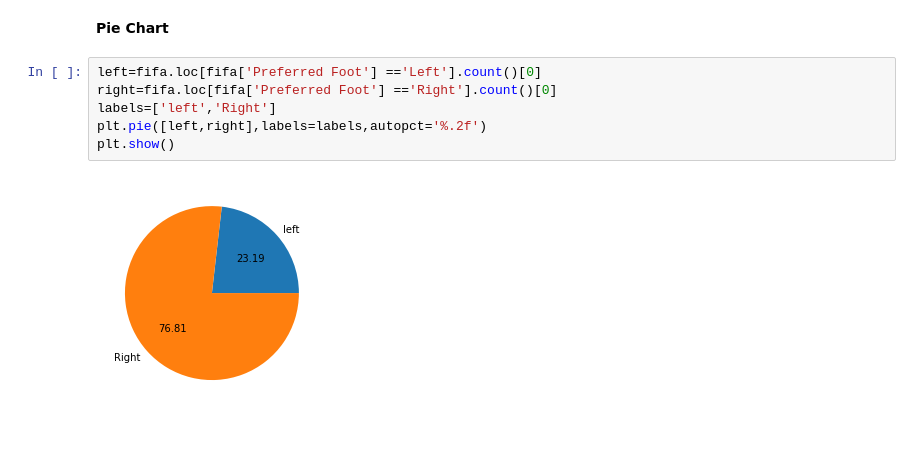
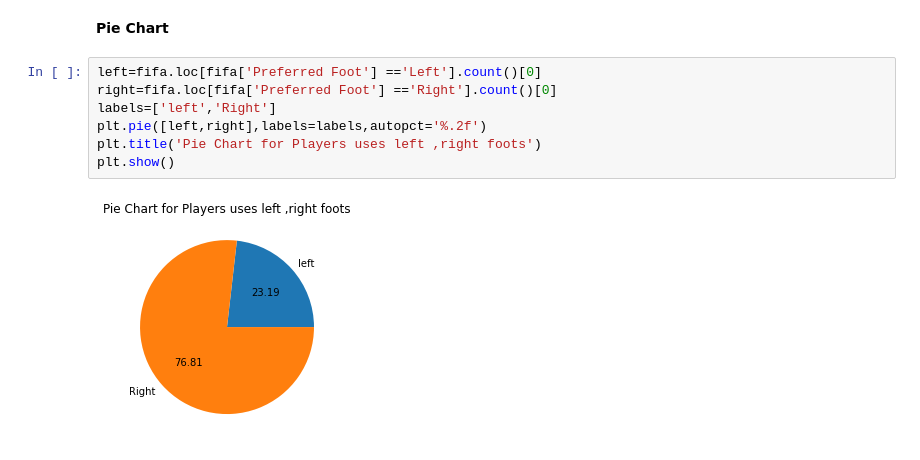
Before and after one commit to Danuragtiwari/Matplotlib, a Jupyter notebook: matplotlib.ipynb, the cells around one changed output. Drawn from its saved outputs; the diff is of its cells as text.

```diff
--- a/matplotlib.ipynb
+++ b/matplotlib.ipynb
@@ -103,8 +103,9 @@ plt.show()
 # %%
 left=fifa.loc[fifa['Preferred Foot'] =='Left'].count()[0]
 right=fifa.loc[fifa['Preferred Foot'] =='Right'].count()[0]
 labels=['left','Right']
 plt.pie([left,right],labels=labels,autopct='%.2f')
+plt.title('Pie Chart for Players uses left ,right foots')
 plt.show()
 # %% [output]
-[figure, old version]
+[figure, new version]
```
